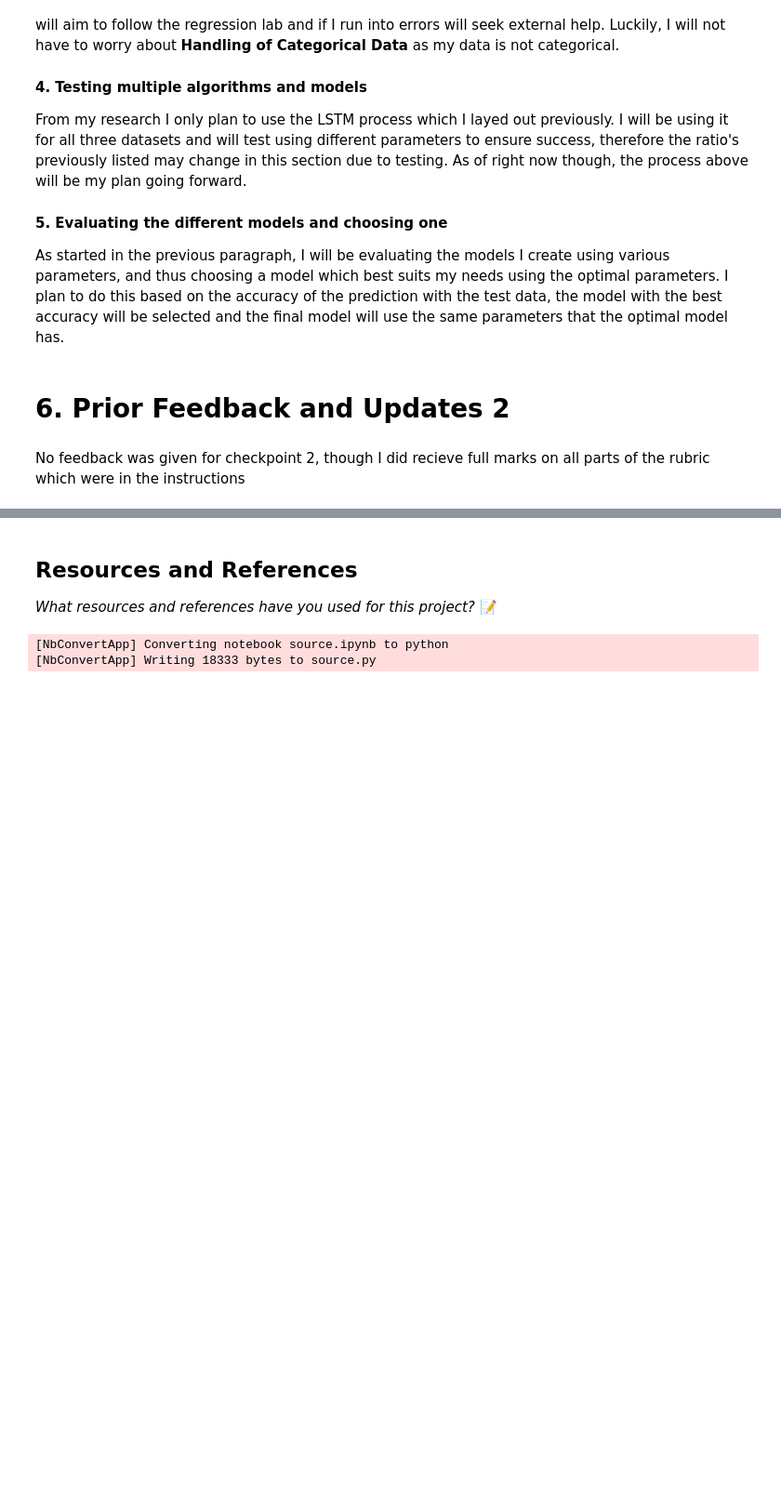
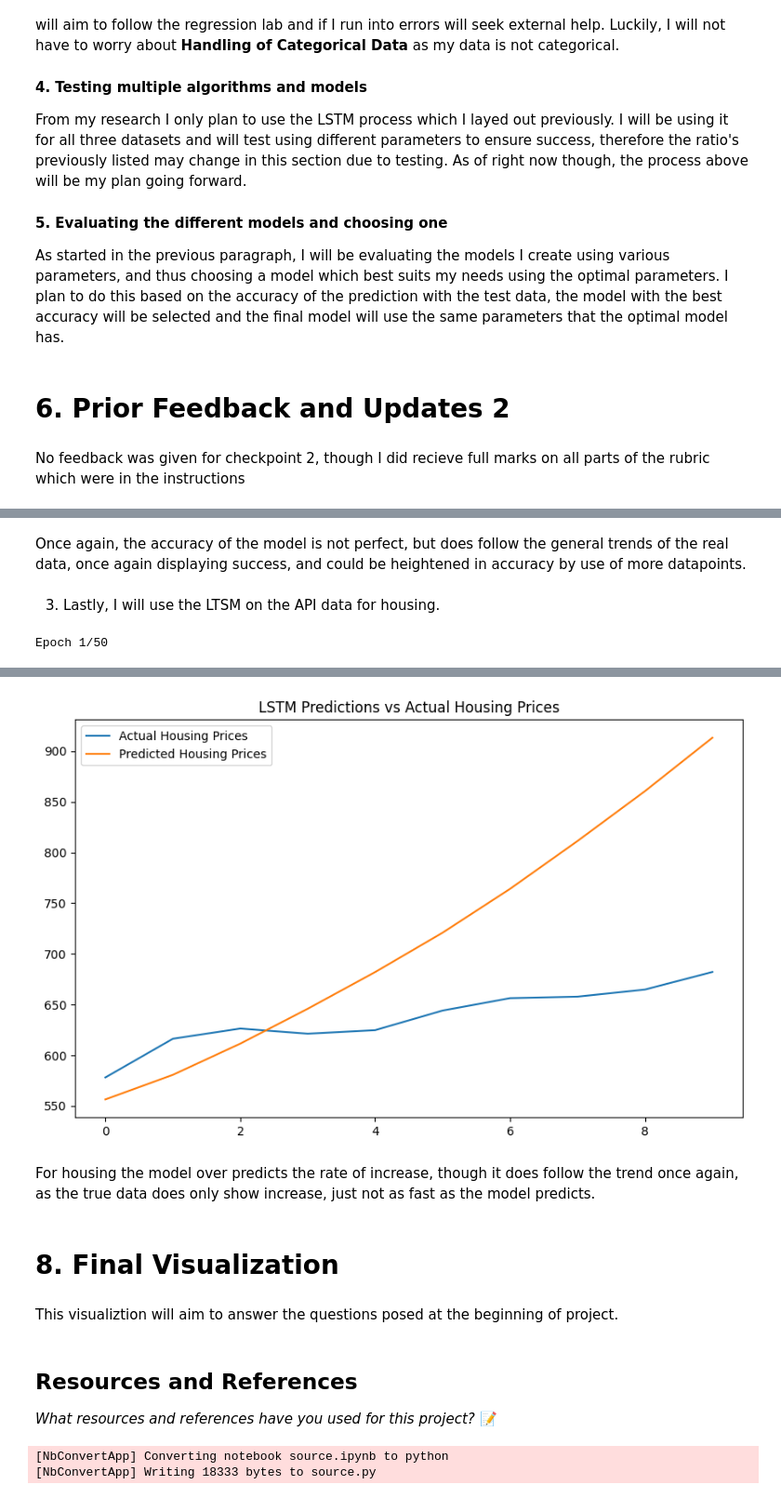
Before and after one commit to IT4063C-Fall24/final-project-MasonRump, a Jupyter notebook: source.ipynb, the cells around one changed output, grey strips where cells are left out. Shown: that part at 93% size. Drawn from its saved outputs; the diff is of its cells as text; code cells hidden in the pictures; blank space fills up the shorter version.

```diff
--- a/source.ipynb
+++ b/source.ipynb
@@ -282,0 +407,36 @@ No feedback was given for checkpoint 2, though I did recieve full marks on all p
+# %% [markdown]
+Once again, the accuracy of the model is not perfect, but does follow the general trends of the real data, once again displaying success, and could be heightened in accuracy by use of more datapoints.
+# %% [markdown]
+3. Lastly, I will use the LTSM on the API data for housing.
+# %%
+df_housing = pd.read_csv('dataSources/USSTHPI_API_DATA.csv')
+df_housing['DATE'] = pd.to_datetime(df_housing['DATE'])
+df_housing = df_housing.sort_values('DATE')
+
+scaler_housing = MinMaxScaler()
+df_housing['Price_scaled'] = scaler_housing.fit_transform(df_housing[['USSTHPI']])
+
+data_housing = df_housing['Price_scaled'].values
+X_housing, y_housing = create_sequences(data_housing, seq_length)
+
+train_size_housing = int(len(X_housing) * 0.8)
+X_train_housing, X_test_housing = X_housing[:train_size_housing], X_housing[train_size_housing:]
+y_train_housing, y_test_housing = y_housing[:train_size_housing], y_housing[train_size_housing:]
+X_train_housing = X_train_housing.reshape((X_train_housing.shape[0], X_train_housing.shape[1], 1))
+X_test_housing = X_test_housing.reshape((X_test_housing.shape[0], X_test_housing.shape[1], 1))
+
+model_housing = Sequential([LSTM(50, activation='relu', input_shape=(seq_length, 1)), Dense(1)])
+model_housing.compile(optimizer='adam', loss='mse')
+model_housing.fit(X_train_housing, y_train_housing, epochs=50, batch_size=32, validation_data=(X_test_housing, y_test_housing))
+
+predictions_housing = model_housing.predict(X_test_housing)
+predictions_rescaled_housing = scaler_housing.inverse_transform(predictions_housing.reshape(-1, 1))
+
+plt.figure(figsize=(10, 6))
+plt.plot(df_housing['USSTHPI'][-len(predictions_housing):].values, label='Actual Housing Prices')
+plt.plot(predictions_rescaled_housing, label='Predicted Housing Prices')
+plt.legend()
+plt.title('LSTM Predictions vs Actual Housing Prices')
+plt.show()
+# %% [output]
+Epoch 1/50
@@ -283,3 +460,10 @@ No feedback was given for checkpoint 2, though I did recieve full marks on all p
+[figure, added]
+# %% [markdown]
+For housing the model over predicts the rate of increase, though it does follow the trend once again, as the true data does only show increase, just not as fast as the model predicts.
+# %% [markdown]
+# 8. Final Visualization
+# %% [markdown]
+This visualiztion will aim to answer the questions posed at the beginning of project.
 # %% [markdown]
 ## Resources and References
 *What resources and references have you used for this project?*
```
Also changed, not shown: parts of 9 cells of this notebook.
